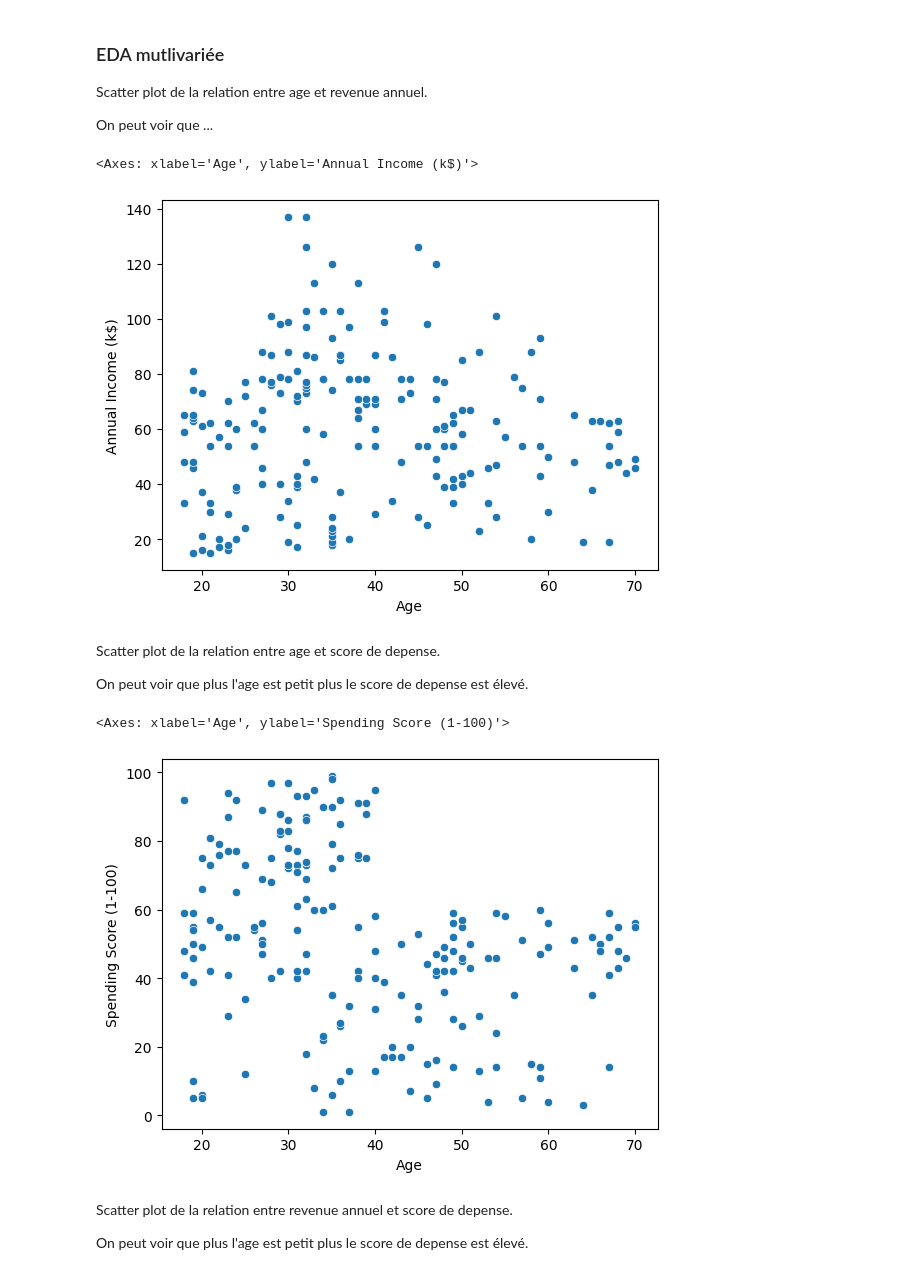
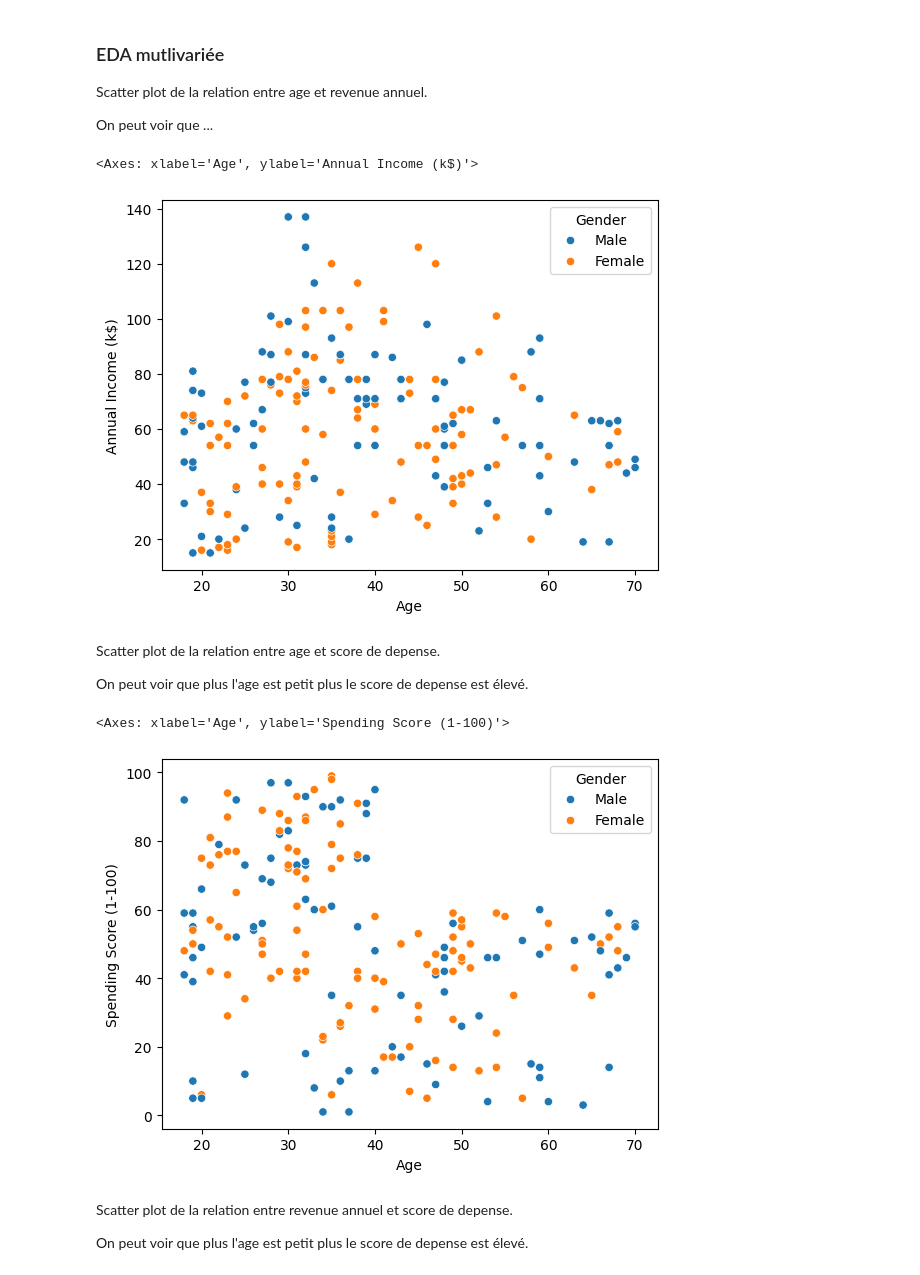
Before and after one commit to mahefatsiresy/ispm-ml-m2-2025, a Jupyter notebook: exo1.ipynb, the cells around one changed output. Drawn from its saved outputs; the diff is of its cells as text; code cells hidden in the pictures.

```diff
--- a/exo1.ipynb
+++ b/exo1.ipynb
@@ -38,5 +57,3 @@ Spending Score (1-100)    0
 dtype: int64
 # %% [markdown]
 Effacement des colonnes irrelevant
-# %%
-df = df.drop(['CustomerID'], axis=1)
@@ -124,19 +100,19 @@ Scatter plot de la relation entre age et revenue annuel.
 
 On peut voir que ...
 # %%
-sns.scatterplot(x="Age", y="Annual Income (k$)", data=df)
+sns.scatterplot(x="Age", y="Annual Income (k$)", data=df, hue='Gender')
 # %% [output]
 <Axes: xlabel='Age', ylabel='Annual Income (k$)'>
-[figure, old version]
+[figure, new version]
 # %% [markdown]
 Scatter plot de la relation entre age et score de depense.
 
 On peut voir que plus l'age est petit plus le score de depense est élevé.
 # %%
-sns.scatterplot(x="Age", y="Spending Score (1-100)", data=df)
+sns.scatterplot(x="Age", y="Spending Score (1-100)", data=df, hue='Gender')
 # %% [output]
 <Axes: xlabel='Age', ylabel='Spending Score (1-100)'>
-[figure, old version]
+[figure, new version]
 # %% [markdown]
 Scatter plot de la relation entre revenue annuel et score de depense.
 
```
Also changed, not shown: parts of 43 cells of this notebook.
